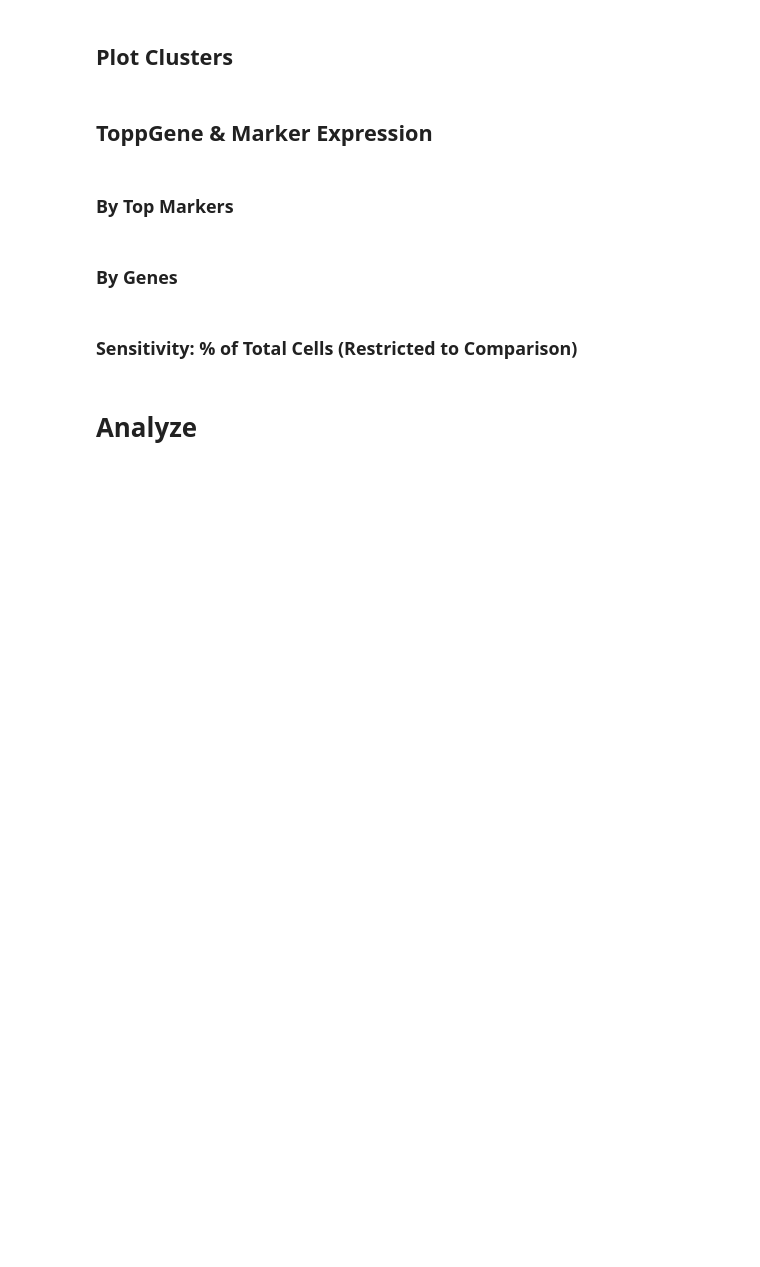
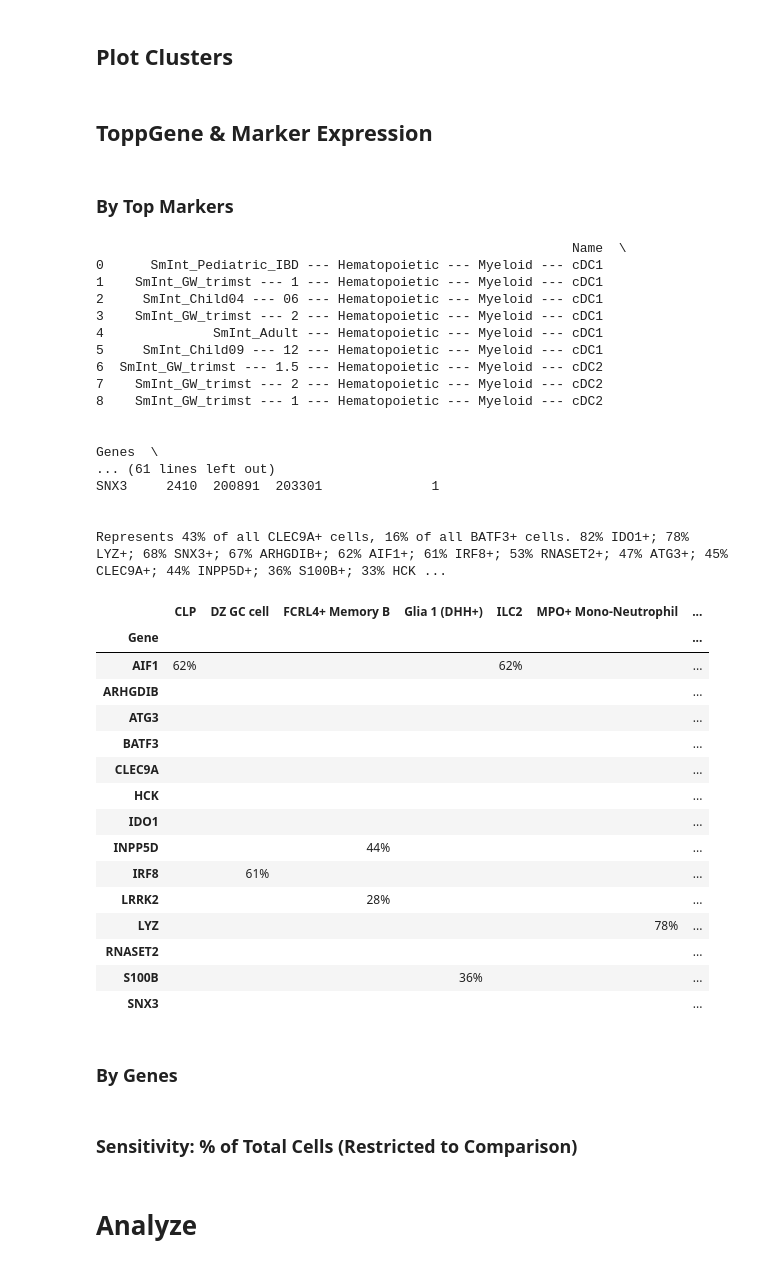
Before and after one commit to ChoBioLab/corescpy, a Jupyter notebook: examples/spatial_xenium_cho.ipynb, the cells around one changed output. Saved outputs shown, nothing was run; the diff lists cells and outputs as text; code cells hidden in the pictures; blank space fills up the shorter version.

```diff
--- a/examples/spatial_xenium_cho.ipynb
+++ b/examples/spatial_xenium_cho.ipynb
@@ -340,14 +340,48 @@ tgdf.loc[:, "Name"] = tgdf.Name.str.strip(
 # %% [markdown]
 ### By Top Markers
 # %%
-key_cluster = "23"
+key_cluster = "29"
 count_threshold = 1
 
 print(tgdf.loc[key_cluster].iloc[:, :-3])
 _, percs_exp, n_exp, genes, msg = self.print_markers(
     key_cluster, assign, col_cell_type=c_t, lfc_threshold=2,
     count_threshold=count_threshold, p_threshold=1e-15,
-    print_threshold=25, n_top_genes=40)
+    print_threshold=15, n_top_genes=40)
 print("\n\n", genes, "\n\n", n_exp.applymap(int), "\n\n")
 print(msg)
 percs_exp.applymap(lambda x: x if x == "" else str(int(x)) + "%")
+# %% [output]
+                                                             Name  \
+0      SmInt_Pediatric_IBD --- Hematopoietic --- Myeloid --- cDC1
+1    SmInt_GW_trimst --- 1 --- Hematopoietic --- Myeloid --- cDC1
+2     SmInt_Child04 --- 06 --- Hematopoietic --- Myeloid --- cDC1
+3    SmInt_GW_trimst --- 2 --- Hematopoietic --- Myeloid --- cDC1
+4              SmInt_Adult --- Hematopoietic --- Myeloid --- cDC1
+5     SmInt_Child09 --- 12 --- Hematopoietic --- Myeloid --- cDC1
+6  SmInt_GW_trimst --- 1.5 --- Hematopoietic --- Myeloid --- cDC2
+7    SmInt_GW_trimst --- 2 --- Hematopoietic --- Myeloid --- cDC2
+8    SmInt_GW_trimst --- 1 --- Hematopoietic --- Myeloid --- cDC2
+
+                                                                                                    Genes  \
+... (61 lines left out)
+SNX3     2410  200891  203301              1
+
+
+Represents 43% of all CLEC9A+ cells, 16% of all BATF3+ cells. 82% IDO1+; 78% LYZ+; 68% SNX3+; 67% ARHGDIB+; 62% AIF1+; 61% IRF8+; 53% RNASET2+; 47% ATG3+; 45% CLEC9A+; 44% INPP5D+; 36% S100B+; 33% HCK ...
+|  | CLP | DZ GC cell | FCRL4+ Memory B | Glia 1 (DHH+) | ILC2 | MPO+ Mono-Neutrophil | ... |
+| Gene |  |  |  |  |  |  | ... |
+| AIF1 | 62% |  |  |  | 62% |  | ... |
+| ARHGDIB |  |  |  |  |  |  | ... |
+| ATG3 |  |  |  |  |  |  | ... |
+| BATF3 |  |  |  |  |  |  | ... |
+| CLEC9A |  |  |  |  |  |  | ... |
+| HCK |  |  |  |  |  |  | ... |
+| IDO1 |  |  |  |  |  |  | ... |
+| INPP5D |  |  | 44% |  |  |  | ... |
+| IRF8 |  | 61% |  |  |  |  | ... |
+| LRRK2 |  |  | 28% |  |  |  | ... |
+| LYZ |  |  |  |  |  | 78% | ... |
+| RNASET2 |  |  |  |  |  |  | ... |
+| S100B |  |  |  | 36% |  |  | ... |
+| SNX3 |  |  |  |  |  |  | ... |
```
Also changed, not shown: parts of 2 cells of this notebook, 2 other files.
